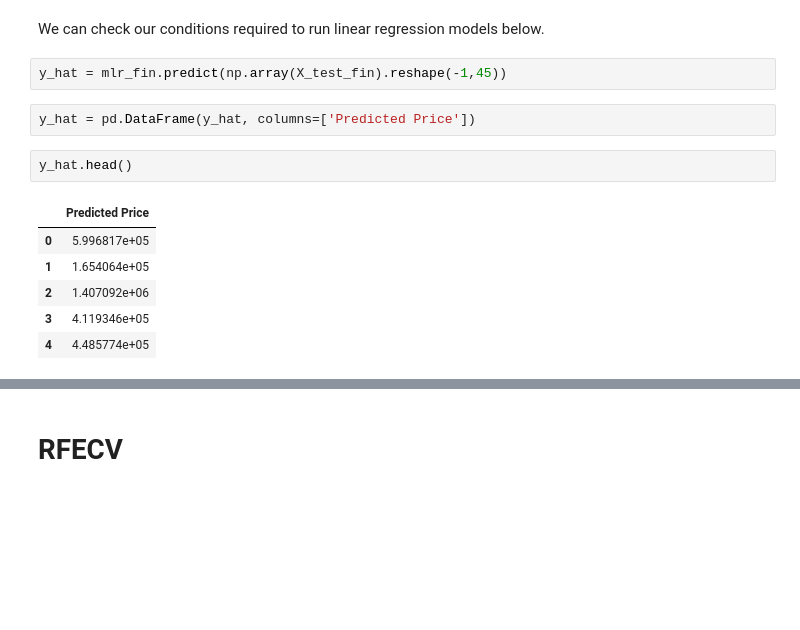
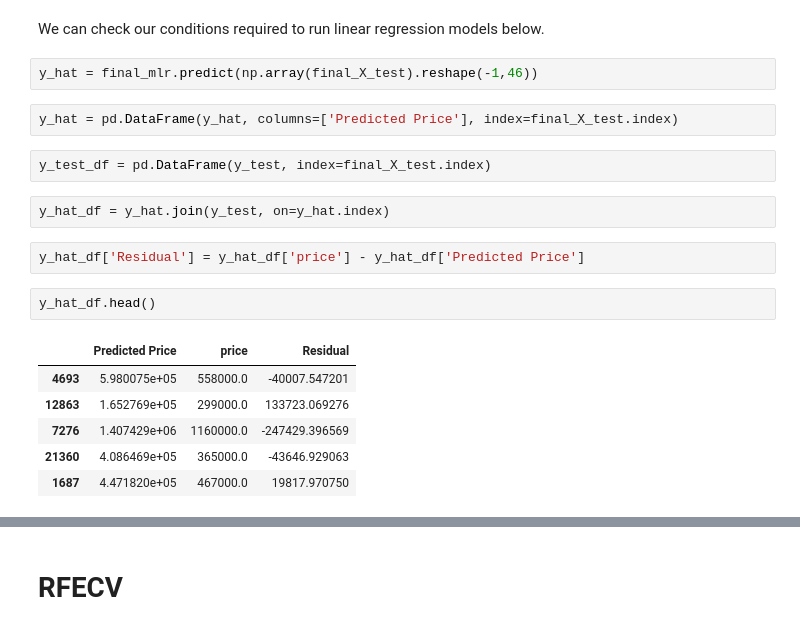
Before and after one commit to zpollats/p2_project_group4, a Jupyter notebook: KC_Housing_Final_Notebook.ipynb, the cells around one changed output, grey strips where cells are left out. Cells and saved outputs as stored; diff of their text form; blank space fills up the shorter version.

```diff
--- a/KC_Housing_Final_Notebook.ipynb
+++ b/KC_Housing_Final_Notebook.ipynb
@@ -1209,15 +1212,21 @@ This looks great! Our train and test scores are close to one another and both ar
 # %% [markdown]
 We can check our conditions required to run linear regression models below.
 # %%
-y_hat = mlr_fin.predict(np.array(X_test_fin).reshape(-1,45))
+y_hat = final_mlr.predict(np.array(final_X_test).reshape(-1,46))
 # %%
-y_hat = pd.DataFrame(y_hat, columns=['Predicted Price'])
+y_hat = pd.DataFrame(y_hat, columns=['Predicted Price'], index=final_X_test.index)
+# %%
+y_test_df = pd.DataFrame(y_test, index=final_X_test.index)
+# %%
+y_hat_df = y_hat.join(y_test, on=y_hat.index)
+# %%
+y_hat_df['Residual'] = y_hat_df['price'] - y_hat_df['Predicted Price']
 # %%
-y_hat.head()
+y_hat_df.head()
 # %% [output]
-|  | Predicted Price |
-| 0 | 5.996817e+05 |
-| 1 | 1.654064e+05 |
-| 2 | 1.407092e+06 |
-| 3 | 4.119346e+05 |
-| 4 | 4.485774e+05 |
+|  | Predicted Price | price | Residual |
+| 4693 | 5.980075e+05 | 558000.0 | -40007.547201 |
+| 12863 | 1.652769e+05 | 299000.0 | 133723.069276 |
+| 7276 | 1.407429e+06 | 1160000.0 | -247429.396569 |
+| 21360 | 4.086469e+05 | 365000.0 | -43646.929063 |
+| 1687 | 4.471820e+05 | 467000.0 | 19817.970750 |
```
Also changed, not shown: parts of 30 cells of this notebook.
